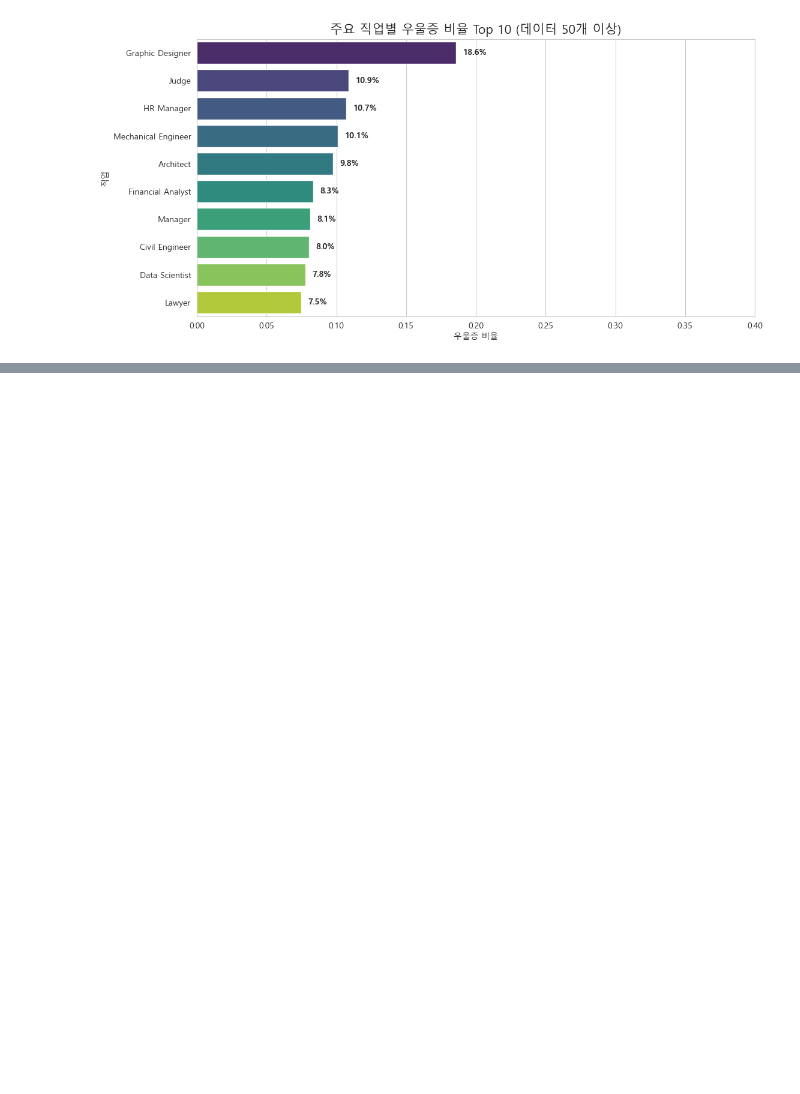
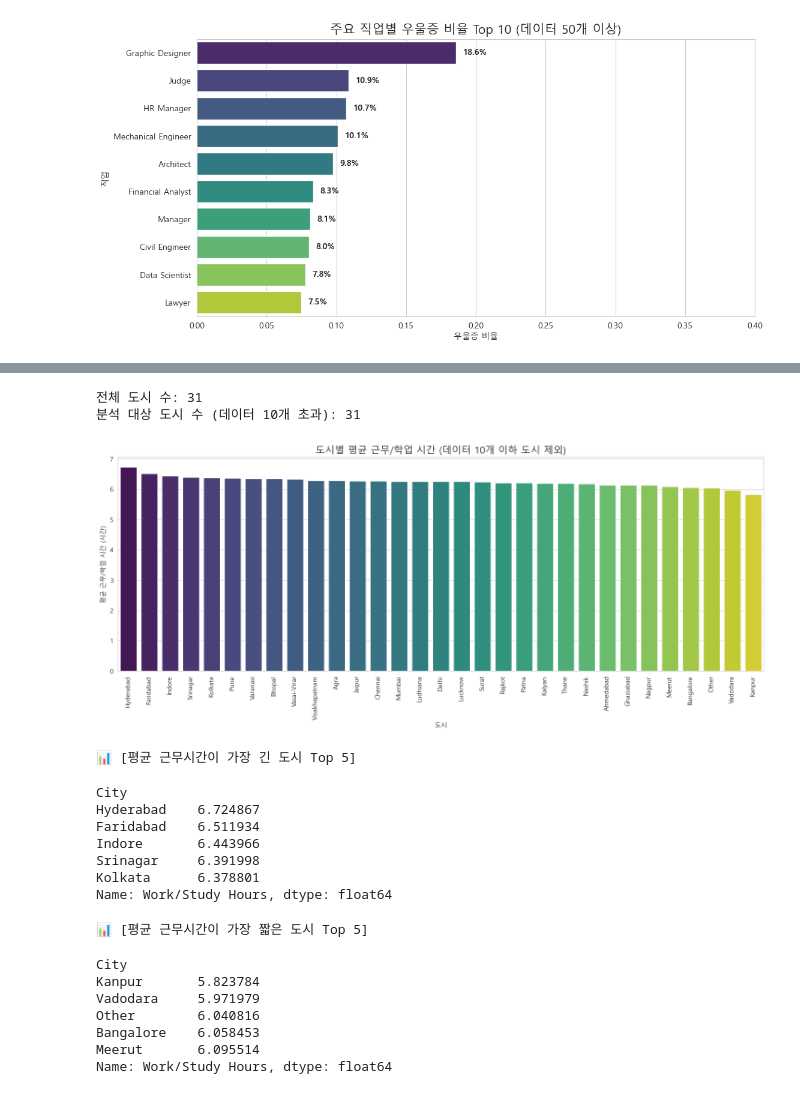
Before and after one commit to morerule/first-repository, a Jupyter notebook: mental.ipynb, the cells around one changed output, grey strips where cells are left out. Drawn from its saved outputs; the diff is of its cells as text; code cells hidden in the pictures; blank space fills up the shorter version.

```diff
--- a/mental.ipynb
+++ b/mental.ipynb
@@ -1014,0 +1088,53 @@ plt.show()
+# %%
+import matplotlib.pyplot as plt
+import seaborn as sns
+
+# 1. 도시별 데이터 개수 확인 및 10개 이하인 도시 제거
+city_counts = df['City'].value_counts()
+valid_cities = city_counts[city_counts > 10].index  # 데이터가 10개 초과인 도시만 선택
+df_filtered_city = df[df['City'].isin(valid_cities)]
+
+print(f"전체 도시 수: {len(city_counts)}")
+print(f"분석 대상 도시 수 (데이터 10개 초과): {len(valid_cities)}")
+
+# 2. 시각화 (평균 근무시간 순으로 정렬)
+plt.figure(figsize=(18, 6))
+
+# 도시별 평균 근무시간 계산 및 정렬
+order = df_filtered_city.groupby('City')['Work/Study Hours'].mean().sort_values(ascending=False).index
+
+# 막대 그래프 그리기
+sns.barplot(x='City', y='Work/Study Hours', data=df_filtered_city, order=order, palette='viridis', errorbar=None)
+
+plt.title('도시별 평균 근무/학업 시간 (데이터 10개 이하 도시 제외)', fontsize=15)
+plt.xlabel('도시')
+plt.ylabel('평균 근무/학업 시간 (시간)')
+plt.xticks(rotation=90)  # 도시 이름이 겹치지 않게 90도 회전
+plt.show()
+
+# 3. 상위/하위 5개 도시 수치로 확인
+print("📊 [평균 근무시간이 가장 긴 도시 Top 5]")
+display(df_filtered_city.groupby('City')['Work/Study Hours'].mean().sort_values(ascending=False).head(5))
+
+print("\n📊 [평균 근무시간이 가장 짧은 도시 Top 5]")
+display(df_filtered_city.groupby('City')['Work/Study Hours'].mean().sort_values(ascending=True).head(5))
+# %% [output]
+전체 도시 수: 31
+분석 대상 도시 수 (데이터 10개 초과): 31
+[figure, added]
+📊 [평균 근무시간이 가장 긴 도시 Top 5]
+City
+Hyderabad    6.724867
+Faridabad    6.511934
+Indore       6.443966
+Srinagar     6.391998
+Kolkata      6.378801
+Name: Work/Study Hours, dtype: float64
+📊 [평균 근무시간이 가장 짧은 도시 Top 5]
+City
+Kanpur       5.823784
+Vadodara     5.971979
+Other        6.040816
+Bangalore    6.058453
+Meerut       6.095514
+Name: Work/Study Hours, dtype: float64
```
Also changed, not shown: parts of 19 cells of this notebook.
